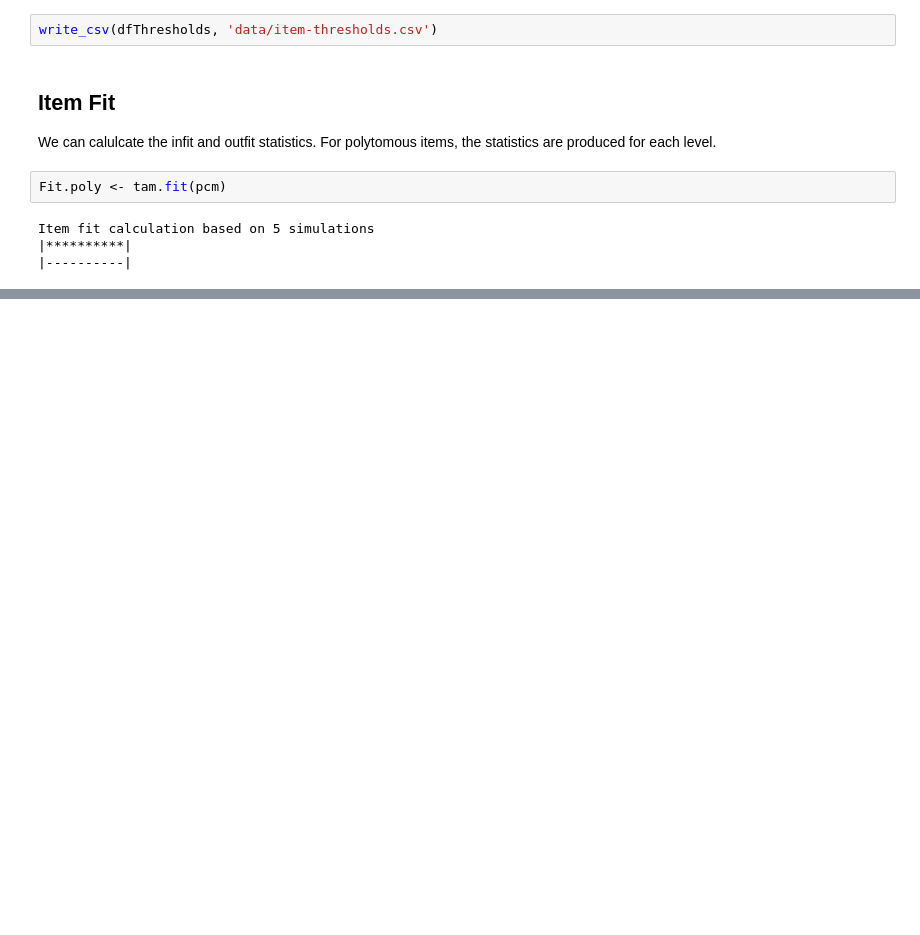
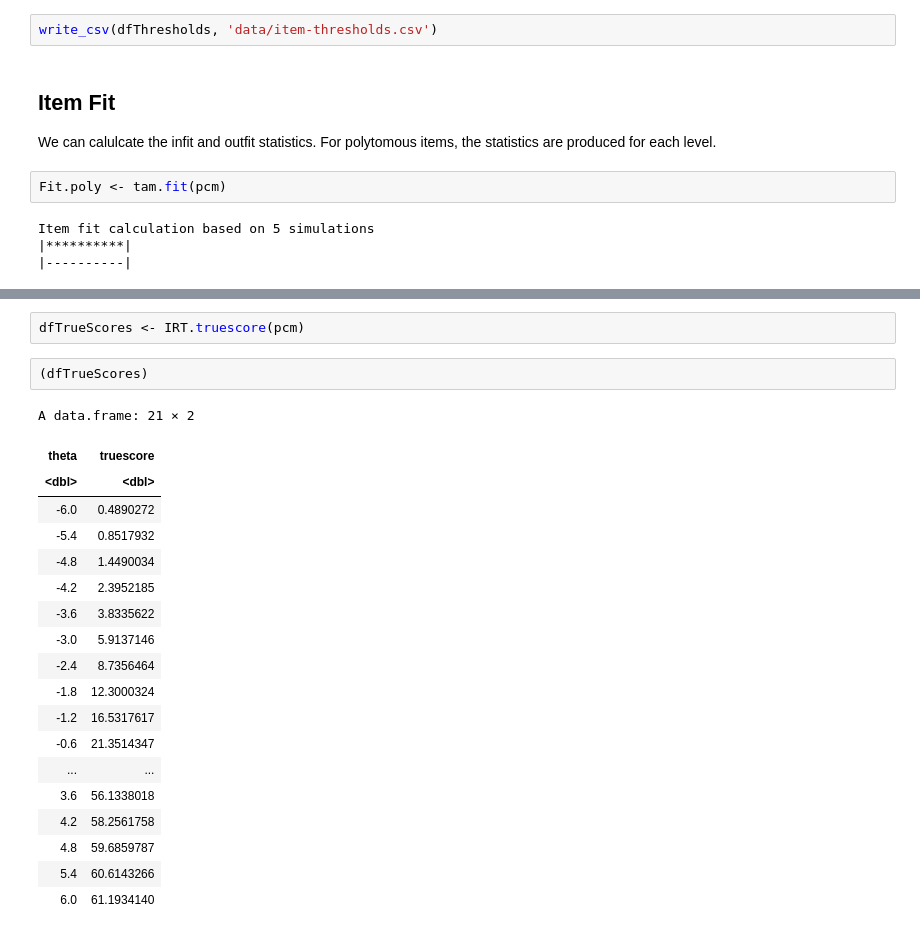
Before and after one commit to jp-loonytoon/test-generator, a Jupyter notebook: analyseTest.ipynb, the cells around one changed output, grey strips where cells are left out. Drawn from its saved outputs; the diff is of its cells as text; blank space fills up the shorter version.

```diff
--- a/analyseTest.ipynb
+++ b/analyseTest.ipynb
@@ -238,0 +208,24 @@ Iteration in WLE/MLE estimation  7   | Maximal change  1e-04
+# %%
+dfTrueScores <- IRT.truescore(pcm)
+# %%
+(dfTrueScores)
+# %% [output]
+A data.frame: 21 × 2
+| theta | truescore |
+| <dbl> | <dbl> |
+| -6.0 | 0.4890272 |
+| -5.4 | 0.8517932 |
+| -4.8 | 1.4490034 |
+| -4.2 | 2.3952185 |
+| -3.6 | 3.8335622 |
+| -3.0 | 5.9137146 |
+| -2.4 | 8.7356464 |
+| -1.8 | 12.3000324 |
+| -1.2 | 16.5317617 |
+| -0.6 | 21.3514347 |
+| ... | ... |
+| 3.6 | 56.1338018 |
+| 4.2 | 58.2561758 |
+| 4.8 | 59.6859787 |
+| 5.4 | 60.6143266 |
+| 6.0 | 61.1934140 |
```
Also changed, not shown: parts of 12 cells of this notebook.
